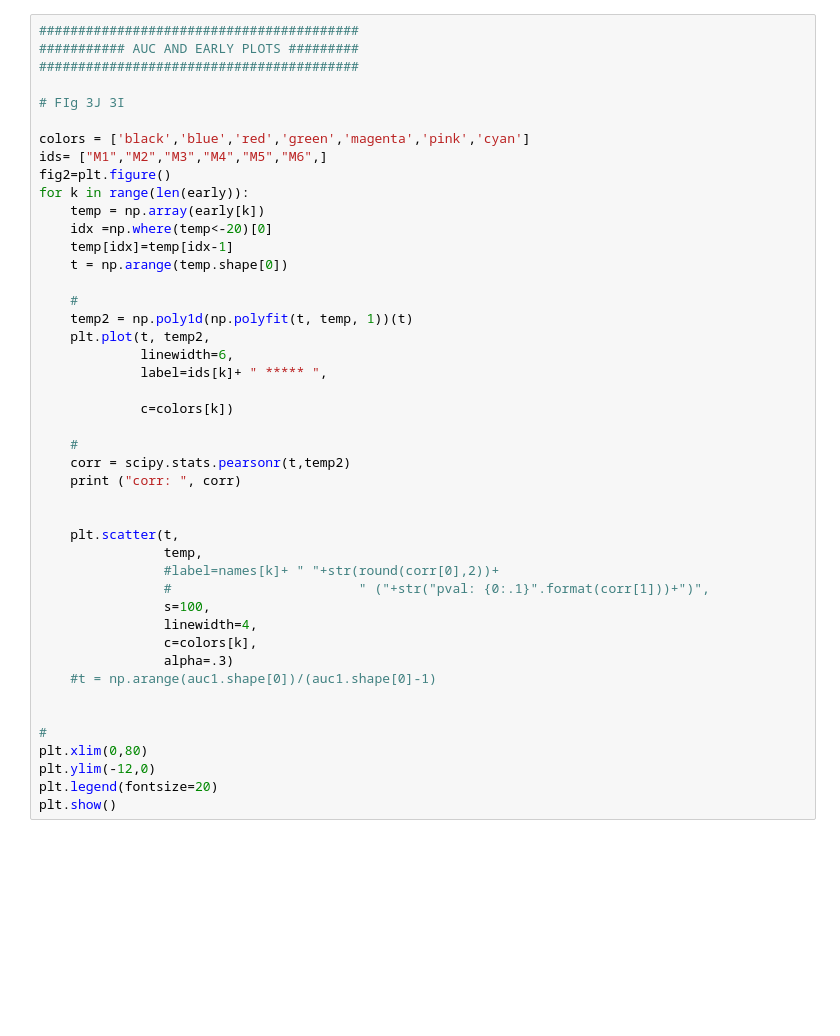
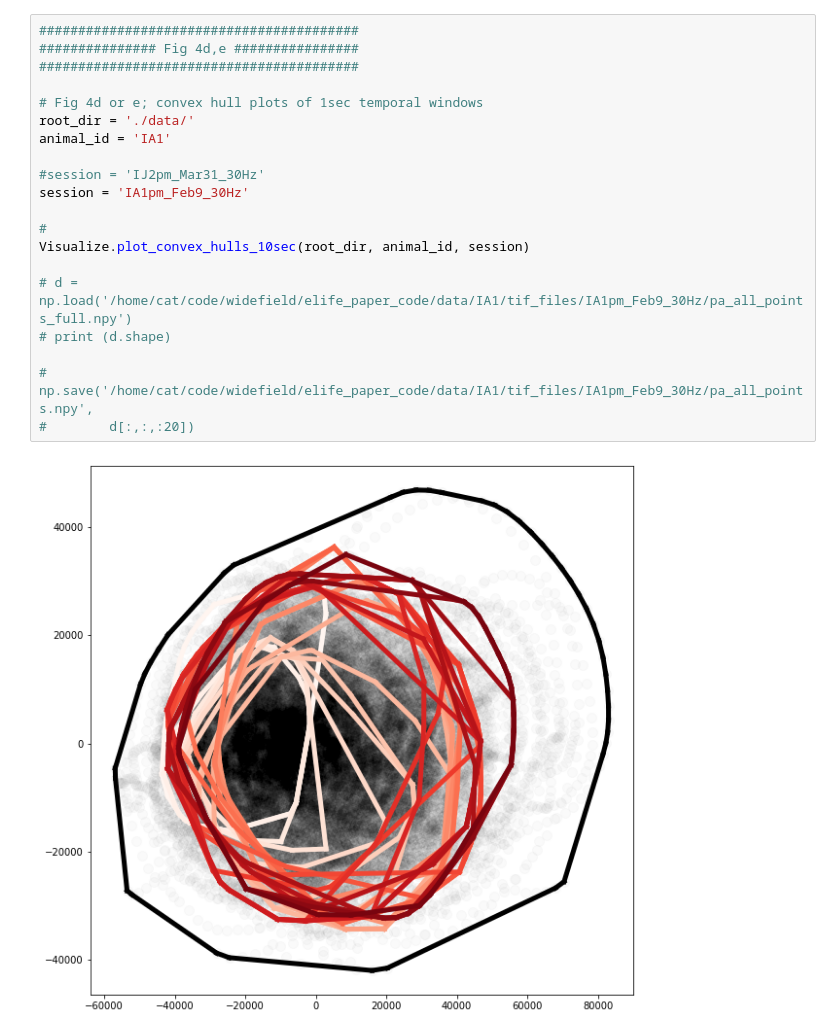
Before and after one commit to catubc/elife_self_init_paper, a Jupyter notebook: Fig4.ipynb, the cells around one changed output. Saved outputs shown, nothing was run; the diff lists cells and outputs as text; blank space fills up the shorter version.

```diff
--- a/Fig4.ipynb
+++ b/Fig4.ipynb
@@ -297,45 +56,22 @@ else:
-# %%
-#########################################
-########### AUC AND EARLY PLOTS #########
-#########################################
-
-# FIg 3J 3I
-
-colors = ['black','blue','red','green','magenta','pink','cyan']
-ids= ["M1","M2","M3","M4","M5","M6",]
-fig2=plt.figure()
-for k in range(len(early)):
-    temp = np.array(early[k])
-    idx =np.where(temp<-20)[0]
-    temp[idx]=temp[idx-1]
-    t = np.arange(temp.shape[0])
-
-    #
-    temp2 = np.poly1d(np.polyfit(t, temp, 1))(t)
-    plt.plot(t, temp2,
-             linewidth=6,
-             label=ids[k]+ " ***** ",
-
-             c=colors[k])
-
-    #
-    corr = scipy.stats.pearsonr(t,temp2)
-    print ("corr: ", corr)
-
-
-    plt.scatter(t,
-                temp,
-                #label=names[k]+ " "+str(round(corr[0],2))+
-                #                        " ("+str("pval: {0:.1}".format(corr[1]))+")",
-                s=100,
-                linewidth=4,
-                c=colors[k],
-                alpha=.3)
-    #t = np.arange(auc1.shape[0])/(auc1.shape[0]-1)
-
-
-#
-plt.xlim(0,80)
-plt.ylim(-12,0)
-plt.legend(fontsize=20)
-plt.show()
+# %%
+#########################################
+############### Fig 4d,e ################
+#########################################
+
+# Fig 4d or e; convex hull plots of 1sec temporal windows
+root_dir = './data/'
+animal_id = 'IA1'
+
+#session = 'IJ2pm_Mar31_30Hz'
+session = 'IA1pm_Feb9_30Hz'
+
+#
+Visualize.plot_convex_hulls_10sec(root_dir, animal_id, session)
+
+# d = np.load('/home/cat/code/widefield/elife_paper_code/data/IA1/tif_files/IA1pm_Feb9_30Hz/pa_all_points_full.npy')
+# print (d.shape)
+
+# np.save('/home/cat/code/widefield/elife_paper_code/data/IA1/tif_files/IA1pm_Feb9_30Hz/pa_all_points.npy',
+#        d[:,:,:20])
+# %% [output]
+[figure, added]
```
Also changed, not shown: parts of 9 cells of this notebook, 48 other files.
